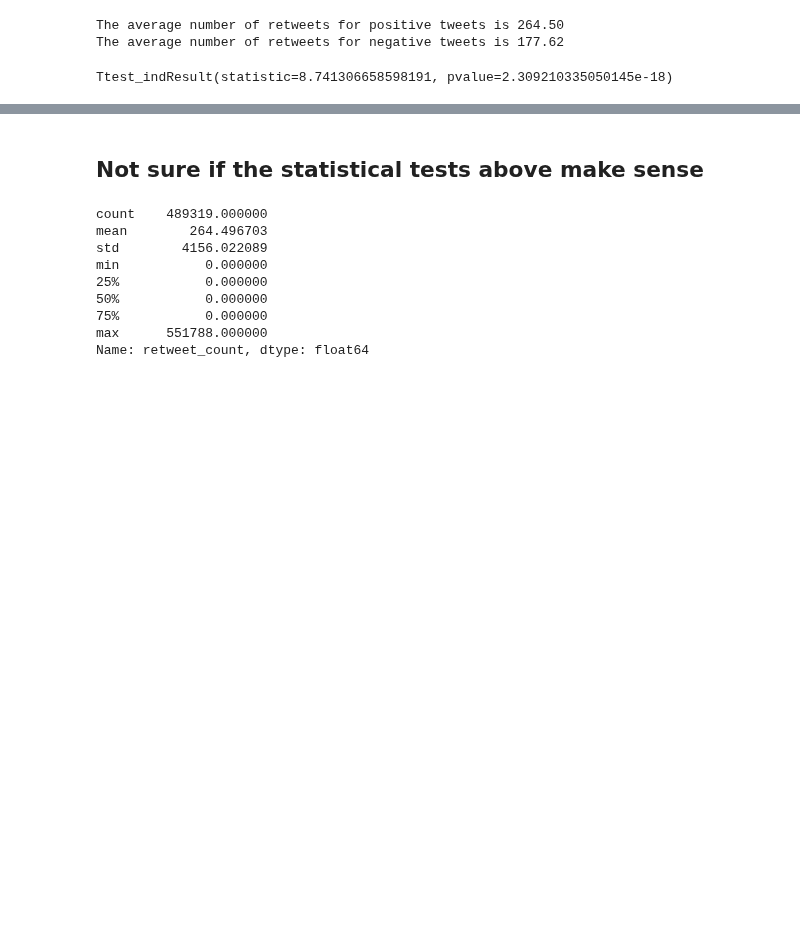
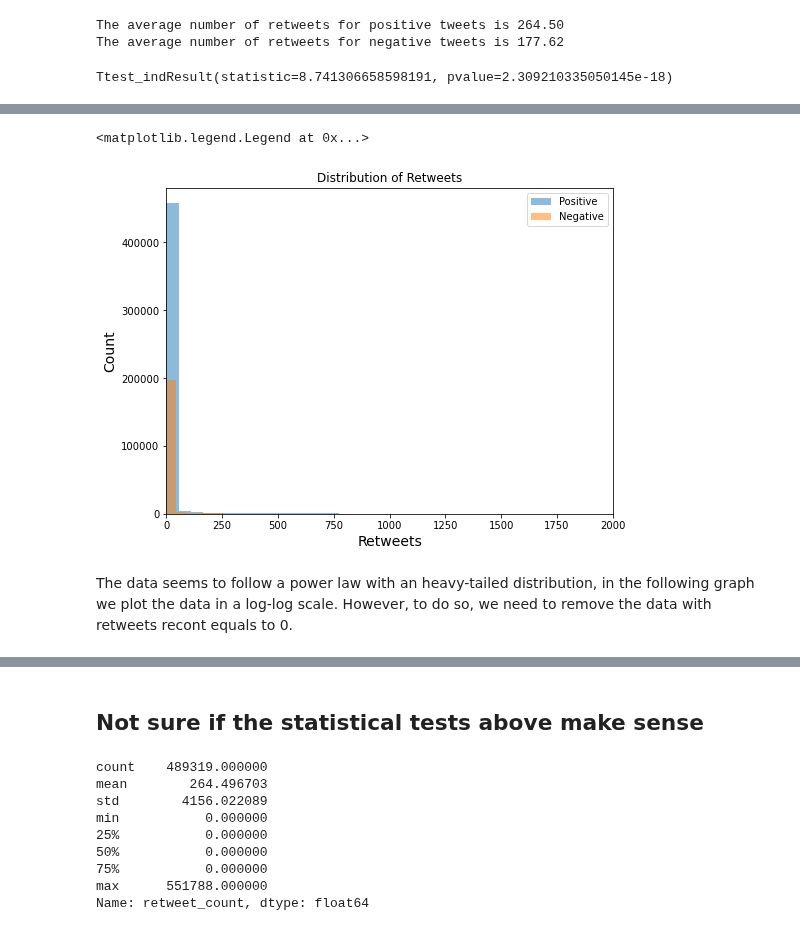
Before and after one commit to epfl-ada/ada-2020-project-milestone-p3-p3_musetti-adaletti, a Jupyter notebook: Creative_extension_analysis.ipynb, the cells around one changed output, grey strips where cells are left out. Drawn from its saved outputs; the diff is of its cells as text; code cells hidden in the pictures; blank space fills up the shorter version.

```diff
--- a/Creative_extension_analysis.ipynb
+++ b/Creative_extension_analysis.ipynb
@@ -766,0 +716,17 @@ With a naive analysis it seems that negative tweets are more likely to be retwee
+# %%
+# Destribution of retweets in linear scale, considering the tweets with no retweets
+
+plt.figure(figsize=(8,6))
+plt.hist(pos_sents.retweet_count, bins=10000, alpha=0.5, label="Positive")
+plt.hist(neg_sents.retweet_count, bins=10000, alpha=0.5, label="Negative")
+
+plt.xlabel("Retweets", size=14)
+plt.ylabel("Count", size=14)
+plt.xlim(0, 2000)
+plt.title("Distribution of Retweets")
+plt.legend(loc='upper right')
+# %% [output]
+<matplotlib.legend.Legend at 0x...>
+[figure, added]
+# %% [markdown]
+The data seems to follow a power law with an heavy-tailed distribution, in the following graph we plot the data in a log-log scale. However, to do so, we need to remove the data with retweets recont equals to 0.
```
Also changed, not shown: parts of 14 cells of this notebook.
